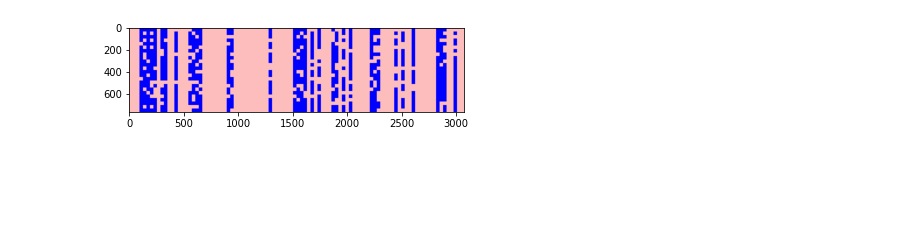
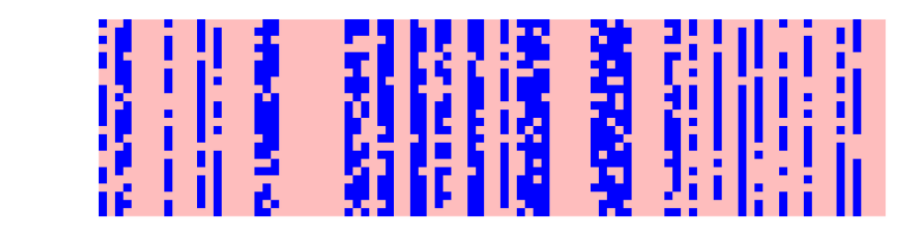
Before and after one commit to huggingface/nn_pruning, a Jupyter notebook: analysis/article/layers_pruning_images.ipynb, the cells around one changed output. Cells and saved outputs as stored; diff of their text form; code cells hidden in the pictures; blank space fills up the shorter version.

Commit message:
Adding graphs/images article helpers.

```diff
--- a/analysis/article/layers_pruning_images.ipynb
+++ b/analysis/article/layers_pruning_images.ipynb
@@ -7,15 +7,30 @@ sys.path.insert(0, "..")
 import analysis.model_card_graphics as mcg
 from matplotlib import pyplot
 
-def save(t, filename):
+def save(t, filename, mark_heads=False):
     p = mcg.DensityBokehPlotter("div", ".")
     p.full_color=(0, 0, 255)
     p.empty_color=(255, 190, 190)
     p.ratio = 1
 
     t= p.colorize_matrix(t)
+    if mark_heads:
+        heads = 12
+        for i in range(1, heads):
+            for j in range(-1, 1):
+                index = i * (t.shape[0] // heads) + j
+                if index >= 0 and index < t.shape[0]:
+                    t[index] = 0
+
+    base_size = 7.2
+    pyplot.figure(figsize=(base_size * t.shape[1] / t.shape[0], base_size))
     pyplot.imshow(t / 256)
-    p.create_image(t, Path("../../article_nn_pruning/images") / filename)
+    pyplot.axis('off')
+    pyplot.tight_layout(pad=0.00)
+    full_filename = Path("../../../article_nn_pruning/images") / (filename + ".pdf")
+    pyplot.savefig(full_filename,  bbox_inches=None, pad_inches=0.0)
+
+    #p.create_image(t, (path_name).open("wb"))
 # %%
 import torch
 # %%
@@ -40,8 +63,8 @@ save(t, "ff_col.png")
 # %%
 t = (torch.rand((768 * 4) // 32) < 0.35).unsqueeze(-1).repeat(1, 24)
 t = t * (torch.rand(t.shape) < 0.75)
 t = t.repeat_interleave(32, 0).repeat_interleave(32, 1).t()
 
-save(t, "ff_block.png")
+save(t, "ff_block")
 # %% [output]
-[figure, old version]
+[figure, new version]
```
Also changed, not shown: parts of 2 cells of this notebook, 1 other file.
